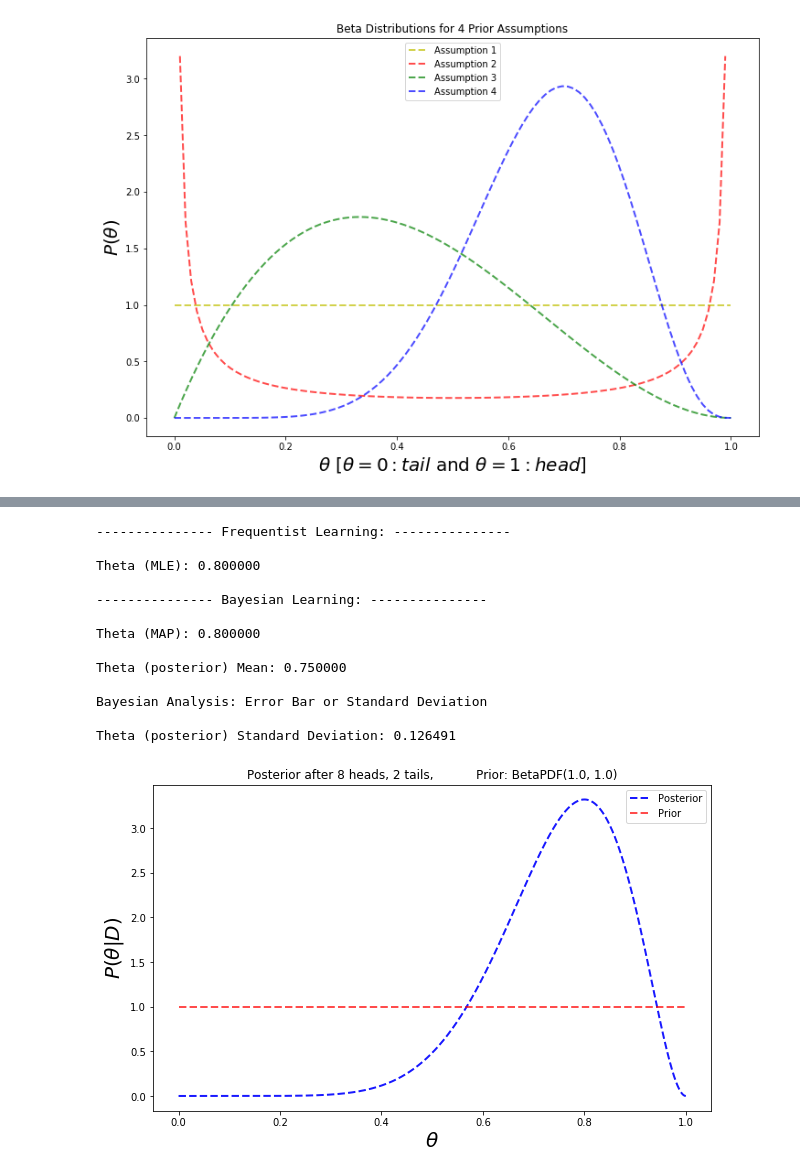
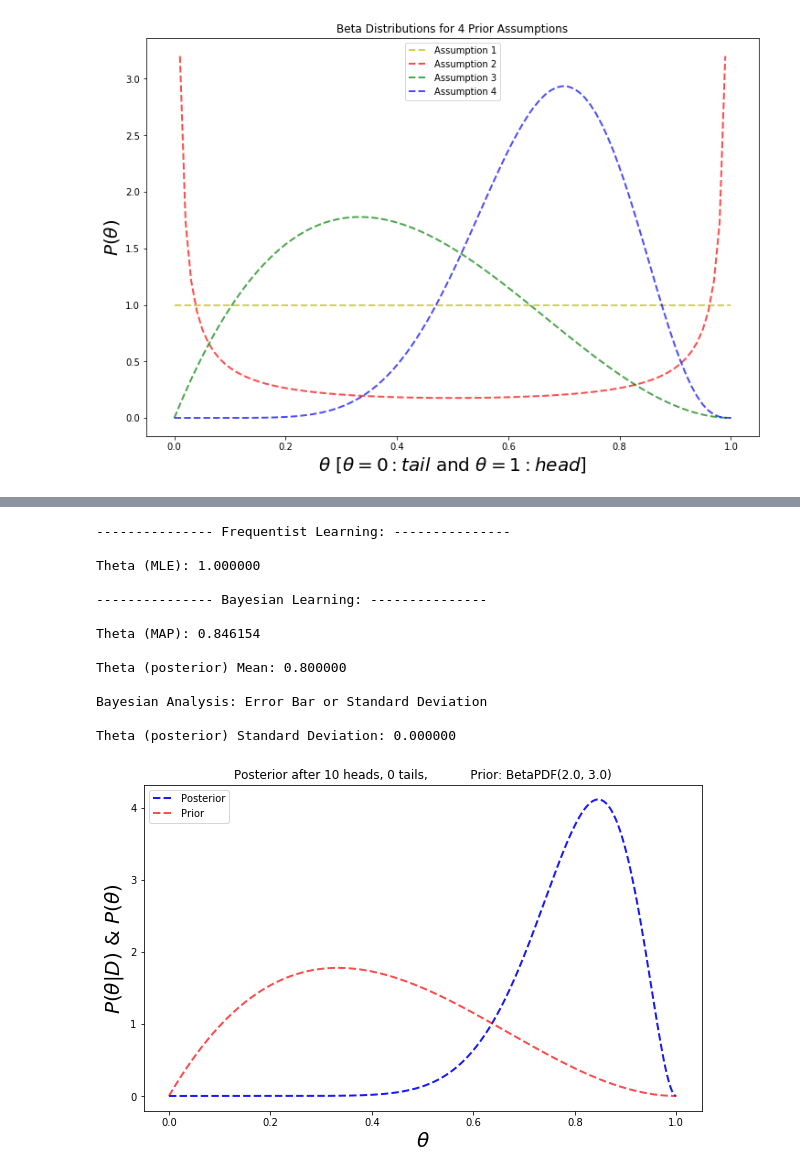
Before and after one commit to rhasanbd/Frequentist-and-Bayesian-Learning-for-Binomial-Distribution, a Jupyter notebook: Frequentist And Bayesian Learning-Binomial Distribution.ipynb, the cells around one changed output, grey strips where cells are left out. Saved outputs shown, nothing was run; the diff lists cells and outputs as text; code cells hidden in the pictures.

```diff
--- a/Frequentist And Bayesian Learning-Binomial Distribution.ipynb
+++ b/Frequentist And Bayesian Learning-Binomial Distribution.ipynb
@@ -206,20 +213,14 @@ $\sigma = \sqrt(\frac{(\theta_{MLE})(1 - \theta_{MLE})}{n})$
 Note that the standard deviation formula is valid only when $n >> a, b$
 # %%
 # Frequentist and Bayesian Learing for Binomial Distribution (Coin Flip Scenario)
-
-import random
-import math
-import numpy as np
-from scipy import stats
-import matplotlib.pyplot as plt
 
 
 # Goal: we want to generate probability distribution of theta
 # The prior is modeled via Beta distribution
-# The posterior is generated by updating the Prior parameters
+# The posterior is generated by updating the prior parameters
 
 noOfTrials = 10
-noOfHeads = 8
+noOfHeads = 10
 noOfTails = noOfTrials - noOfHeads
 
 
@@ -234,8 +235,8 @@ print("\nTheta (MLE): %f" % theta_mle)
 print("\n--------------- Bayesian Learning: ---------------")
 # Bayesian Analysis
 # Parameters for the Beta distribution
-a = 1     # shape parameter
-b = 1     # rate parameter
+a = 2     # shape parameter
+b = 3     # rate parameter
 
 
 # Maximum A Posteriori (MAP) Estimate of Theta
@@ -250,38 +251,38 @@ print("\nTheta (posterior) Mean: %f" % theta_posterior_mean)
 
 print("\nBayesian Analysis: Error Bar or Standard Deviation")
 
 # Posterior Standard Deviation (or the error bar) of Theta
 posterior_std = np.sqrt((theta_mle*(1 - theta_mle))/noOfTrials)
 print("\nTheta (posterior) Standard Deviation: %f" % posterior_std)
 
 
 # Plot the posterior and the prior distributions
 
 x = np.linspace(0, 1, 1000)
-y1 = stats.beta.pdf(x, noOfHeads + a, noOfTails + b)        # Posterior distribution
-y2 = stats.beta.pdf(x, a, b)                                # Prior distribution
+y1 = beta.pdf(x, noOfHeads + a, noOfTails + b)        # Posterior distribution
+y2 = beta.pdf(x, a, b)                                # Prior distribution
 fig = plt.figure(figsize=(10, 6))
 plt.plot(x, y1, "b--", lw=2, alpha=0.9, label='Posterior')
 plt.plot(x, y2, "r--", lw=2, alpha=0.7, label='Prior')
 
 plt.title("Posterior after %d heads, %d tails, \
           Prior: BetaPDF(%.1f, %.1f)" % (noOfHeads, noOfTails, a, b))
 plt.legend(loc='best',frameon=True)
 plt.xlabel(r"$\theta$", fontsize=20)
-plt.ylabel(r"$P(\theta|D)$", fontsize=20)
+plt.ylabel(r"$P(\theta|D)$ & $P(\theta)$", fontsize=20)
 plt.show()
 # %% [output]
 --------------- Frequentist Learning: ---------------
 
-Theta (MLE): 0.800000
+Theta (MLE): 1.000000
 
 --------------- Bayesian Learning: ---------------
 
-Theta (MAP): 0.800000
+Theta (MAP): 0.846154
 
-Theta (posterior) Mean: 0.750000
+Theta (posterior) Mean: 0.800000
 
 Bayesian Analysis: Error Bar or Standard Deviation
 
-Theta (posterior) Standard Deviation: 0.126491
+Theta (posterior) Standard Deviation: 0.000000
-[figure, old version]
+[figure, new version]
```
Also changed, not shown: parts of 8 cells of this notebook.
